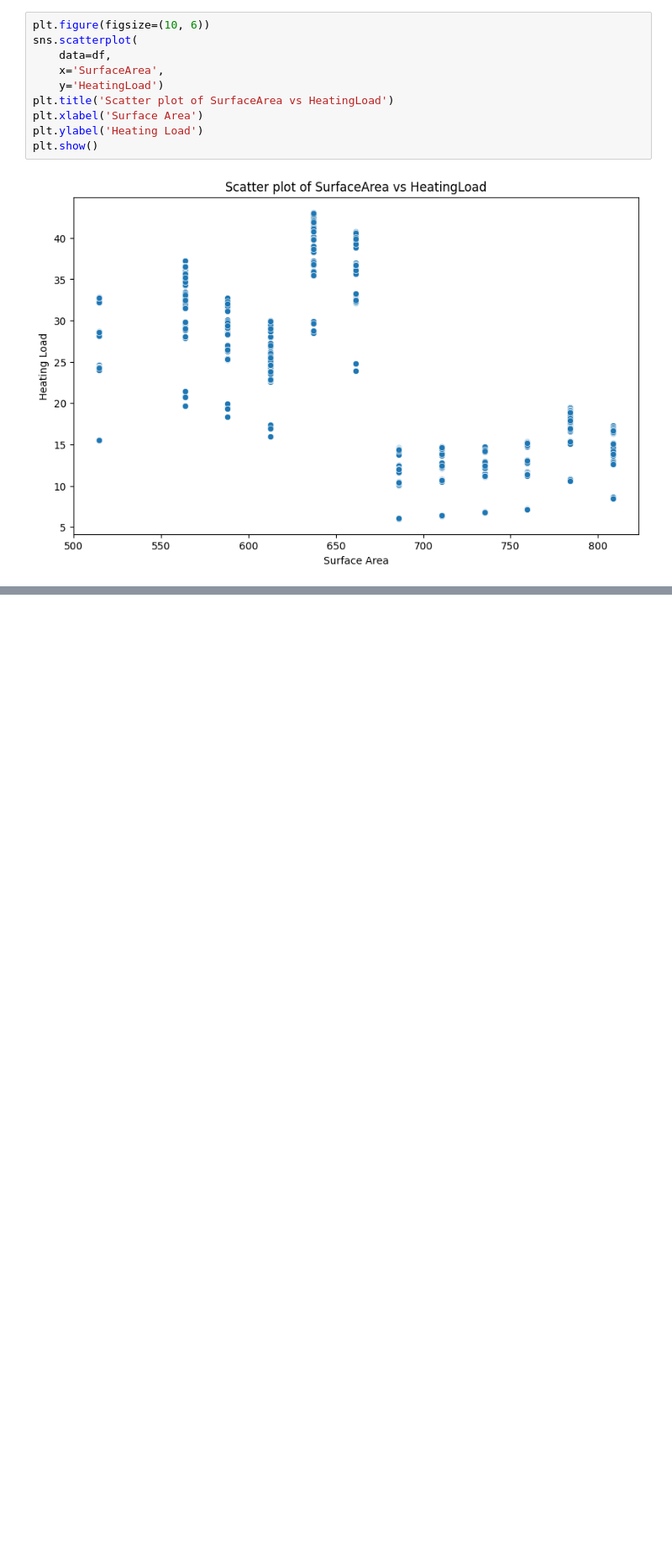
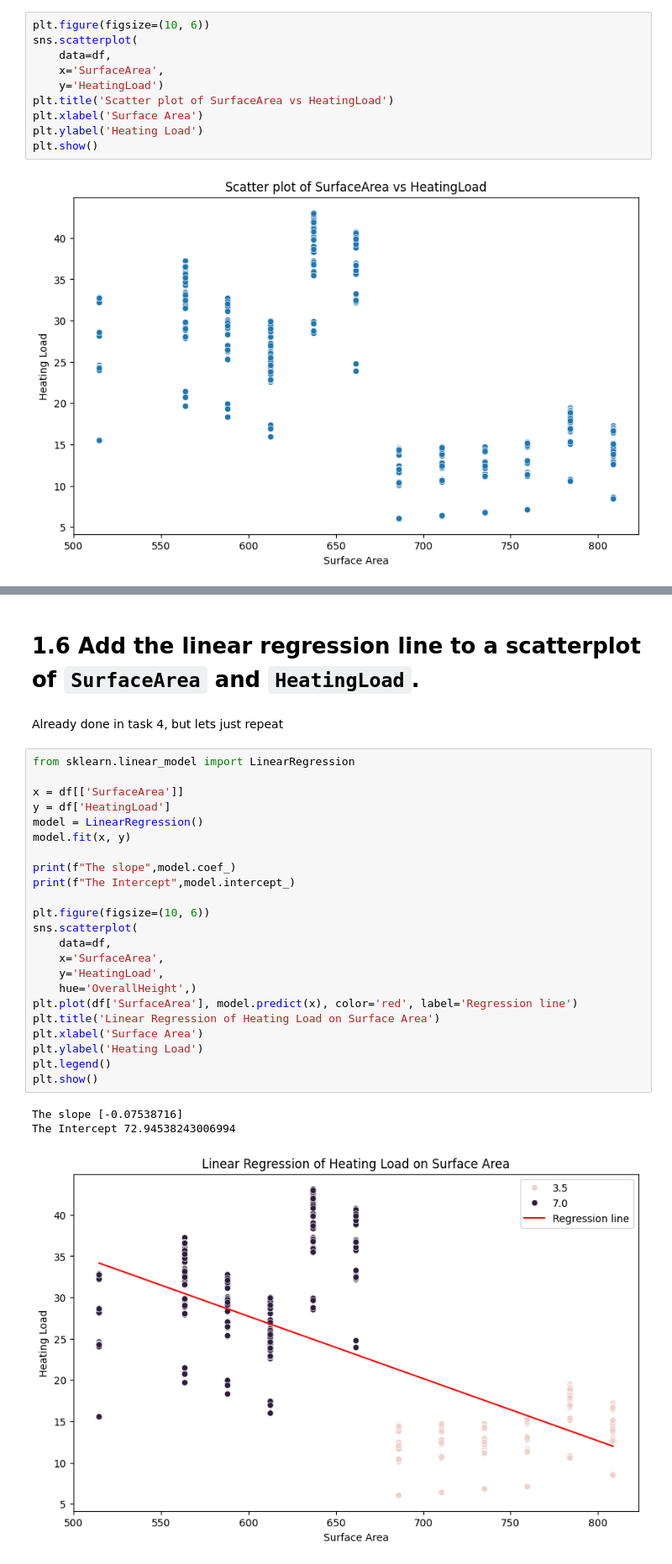
Before and after one commit to Sebastianrix/Data-Things, a Jupyter notebook: 4) Regression/Exercises in linear regression.ipynb, the cells around one changed output, grey strips where cells are left out. Shown at 84% size. Drawn from its saved outputs; the diff is of its cells as text; blank space fills up the shorter version.

```diff
--- a/4) Regression/Exercises in linear regression.ipynb
+++ b/4) Regression/Exercises in linear regression.ipynb
@@ -85 +186,32 @@ plt.show()
+# %% [markdown]
+<h1>1.6 Add the linear regression line to a scatterplot of <code>SurfaceArea</code> and <code>HeatingLoad</code>.
+# %% [markdown]
+<p>Already done in task 4, but lets just repeat</p>
+# %%
+from sklearn.linear_model import LinearRegression
+
+x = df[['SurfaceArea']]
+y = df['HeatingLoad']
+model = LinearRegression()
+model.fit(x, y)
+
+print(f"The slope",model.coef_)
+print(f"The Intercept",model.intercept_)
+
+plt.figure(figsize=(10, 6))
+sns.scatterplot(
+    data=df,
+    x='SurfaceArea',
+    y='HeatingLoad',
+    hue='OverallHeight',)
+plt.plot(df['SurfaceArea'], model.predict(x), color='red', label='Regression line')
+plt.title('Linear Regression of Heating Load on Surface Area')
+plt.xlabel('Surface Area')
+plt.ylabel('Heating Load')
+plt.legend()
+plt.show()
+# %% [output]
+The slope [-0.07538716]
+The Intercept 72.94538243006994
+[figure, added]
 # %% [markdown]
```
Also changed, not shown: parts of 20 cells of this notebook.
